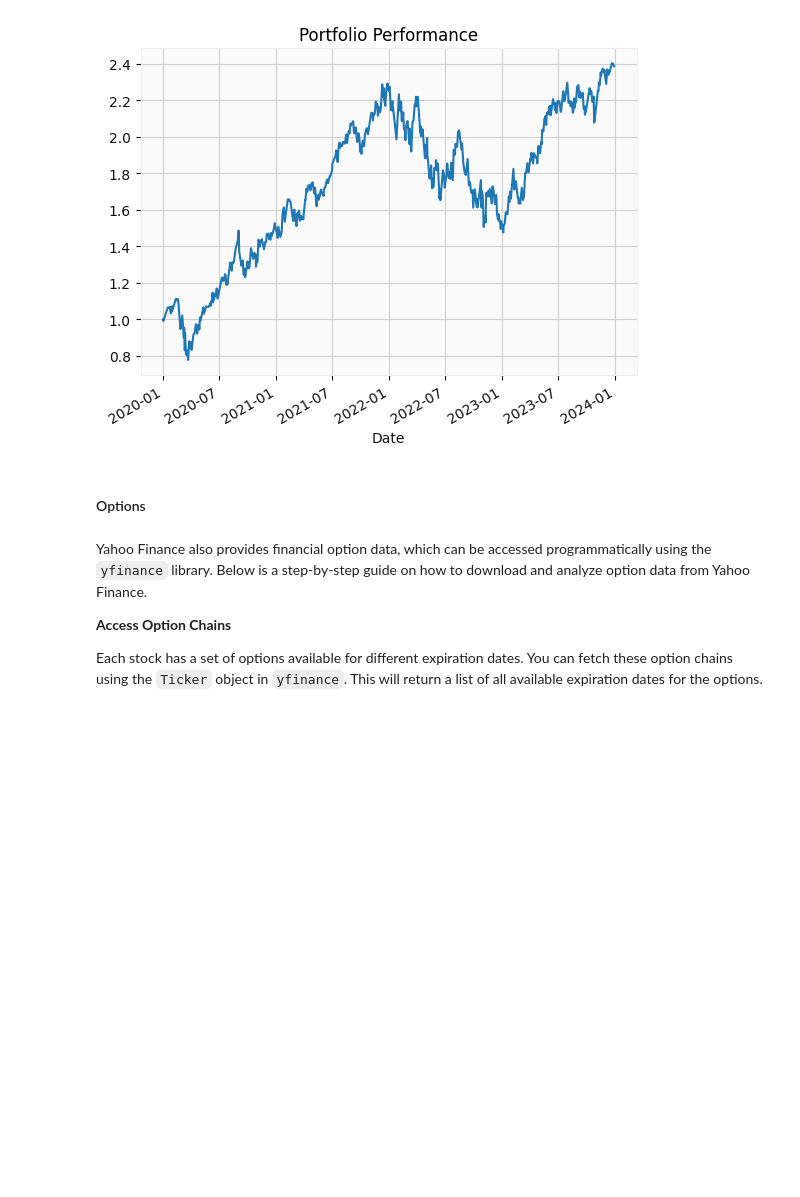
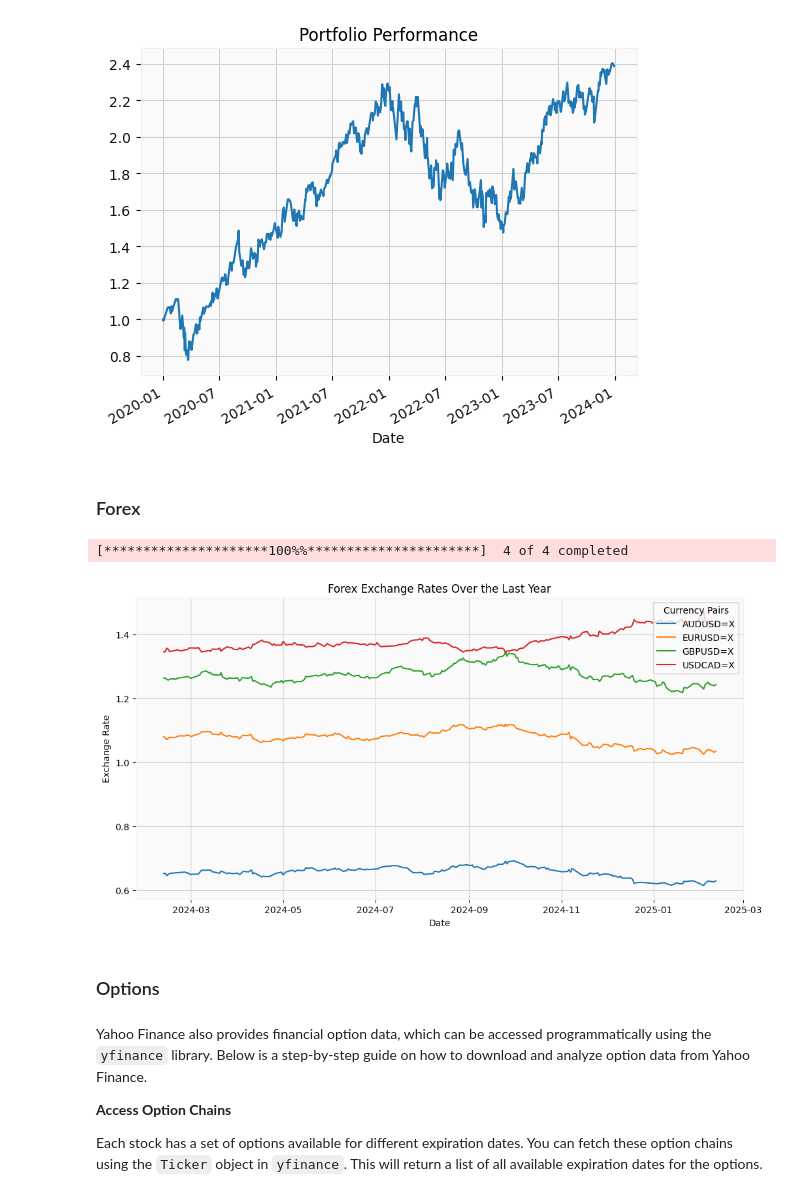
Before and after one commit to polyhedron-gdl/ml-for-finance-intro, a Jupyter notebook: 2025/01-notebooks/nb-lesson-1-3.ipynb, the cells around one changed output. Cells and saved outputs as stored; diff of their text form; code cells hidden in the pictures; blank space fills up the shorter version.

```diff
--- a/2025/01-notebooks/nb-lesson-1-3.ipynb
+++ b/2025/01-notebooks/nb-lesson-1-3.ipynb
@@ -901,8 +919,40 @@ portfolio_cumulative.plot(title="Portfolio Performance")
 plt.show()
 # %% [output]
 [figure]
+# %% [markdown]
+### Forex
+# %%
+import yfinance as yf
+import matplotlib.pyplot as plt
+
+# Define major Forex pairs
+forex_pairs = ["EURUSD=X", "GBPUSD=X", "AUDUSD=X", "USDCAD=X"]
+
+# Download last 1 year of Forex data
+forex_data = yf.download(forex_pairs, period="1y", interval="1d")
+
+# Extract closing prices
+forex_closing_prices = forex_data['Adj Close']
+
+# Plot Forex exchange rates over time
+plt.figure(figsize=(12, 6))
+for pair in forex_closing_prices.columns:
+    plt.plot(forex_closing_prices.index, forex_closing_prices[pair], label=pair)
+
+# Formatting the plot
+plt.title("Forex Exchange Rates Over the Last Year")
+plt.xlabel("Date")
+plt.ylabel("Exchange Rate")
+plt.legend(title="Currency Pairs")
+plt.grid(True)
+
+# Show the plot
+plt.show()
+# %% [output]
+[*********************100%%**********************]  4 of 4 completed
+[figure, added]
 # %% [markdown]
-#### Options
+### Options
 # %% [markdown]
 Yahoo Finance also provides financial option data, which can be accessed programmatically using the `yfinance` library. Below is a step-by-step guide on how to download and analyze option data from Yahoo Finance.
 
```
Also changed, not shown: parts of 28 cells of this notebook, 4 other files.
